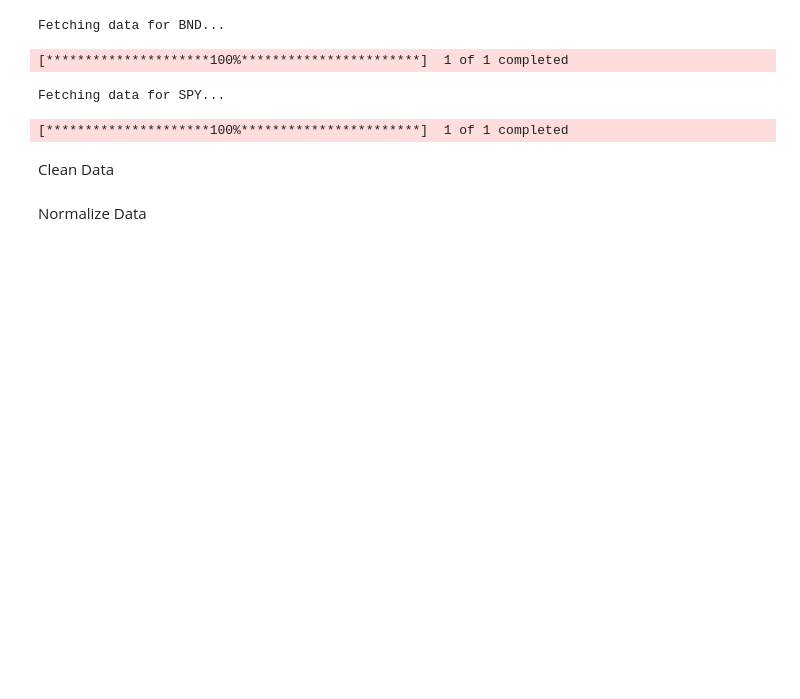
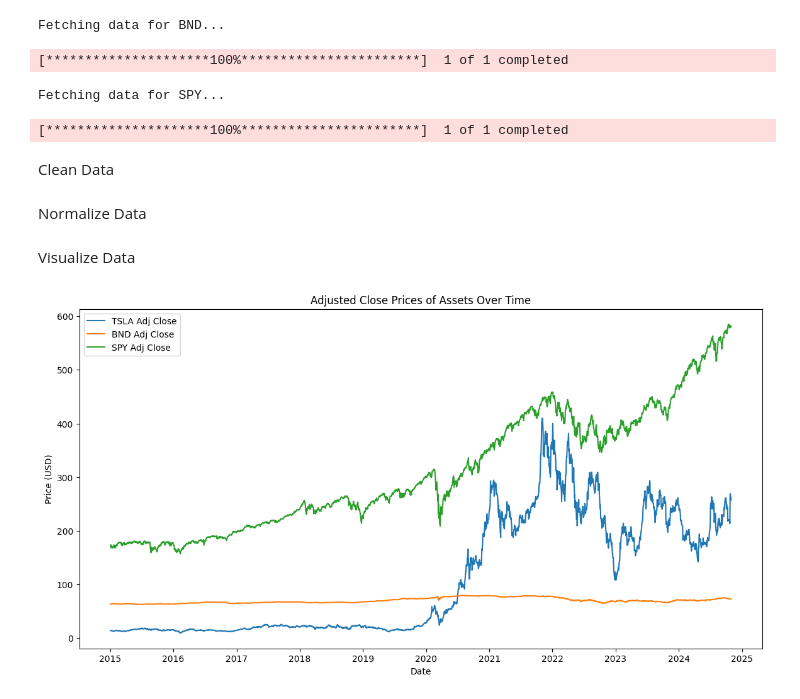
Before and after one commit to YonatanMoges/investment-trends-forecasting, a Jupyter notebook: notebook/data_preprocessing.ipynb, the cells around one changed output. Drawn from its saved outputs; the diff is of its cells as text; code cells hidden in the pictures; blank space fills up the shorter version.

Commit message:
Visualize Data

```diff
--- a/notebook/data_preprocessing.ipynb
+++ b/notebook/data_preprocessing.ipynb
@@ -32,3 +32,9 @@ cleaned_data = dp.clean_data()
 Normalize Data
 # %%
 normalized_data = dp.normalize_data()
+# %% [markdown]
+Visualize Data
+# %%
+dp.visualize_data()
+# %% [output]
+[figure, added]
```
